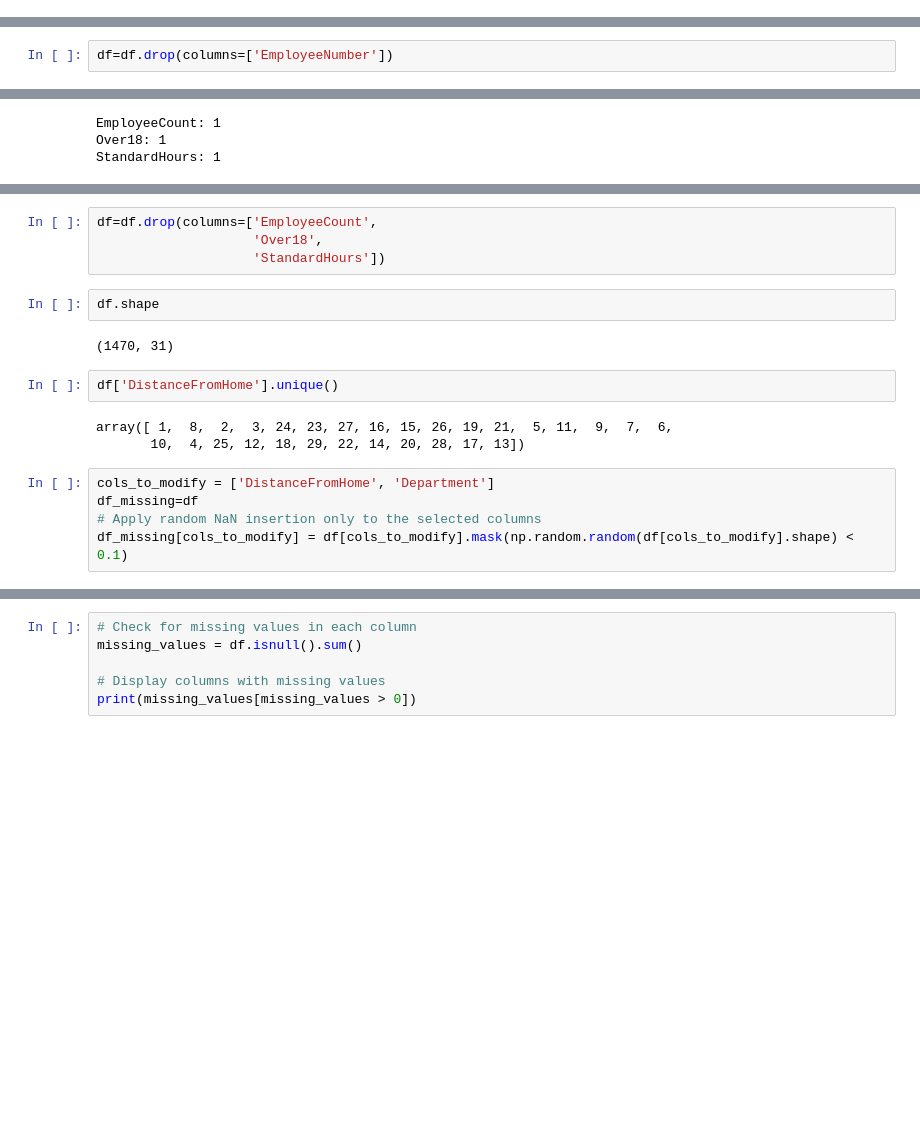
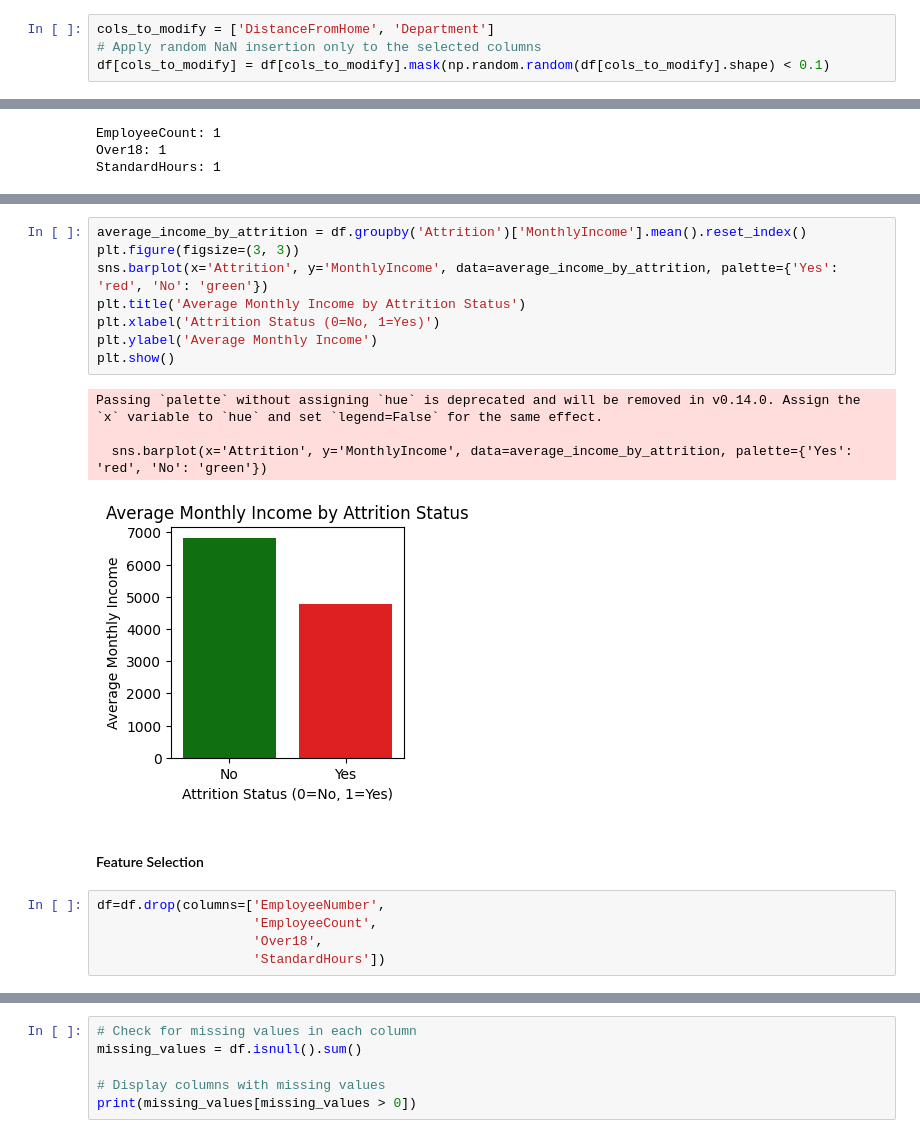
Before and after one commit to Laya-Shree/MTC-Introduction-To-Data-Science-Workshop-2024, a Jupyter notebook: Preprocessing.ipynb, the cells around one changed output, grey strips where cells are left out. Saved outputs shown, nothing was run; the diff lists cells and outputs as text; blank space fills up the shorter version.

```diff
--- a/Preprocessing.ipynb
+++ b/Preprocessing.ipynb
@@ -20,0 +39,4 @@ df.head(5)
+# %%
+cols_to_modify = ['DistanceFromHome', 'Department']
+# Apply random NaN insertion only to the selected columns
+df[cols_to_modify] = df[cols_to_modify].mask(np.random.random(df[cols_to_modify].shape) < 0.1)
@@ -67,5 +54,3 @@ Index(['Age', 'Attrition', 'BusinessTravel', 'DailyRate', 'Department',
-# %%
-df=df.drop(columns=['EmployeeNumber'])
 # %%
 df.shape
 # %% [output]
@@ -126,18 +78,20 @@ StandardHours: 1
+# %%
+average_income_by_attrition = df.groupby('Attrition')['MonthlyIncome'].mean().reset_index()
+plt.figure(figsize=(3, 3))
+sns.barplot(x='Attrition', y='MonthlyIncome', data=average_income_by_attrition, palette={'Yes': 'red', 'No': 'green'})
+plt.title('Average Monthly Income by Attrition Status')
+plt.xlabel('Attrition Status (0=No, 1=Yes)')
+plt.ylabel('Average Monthly Income')
+plt.show()
+# %% [output]
+Passing `palette` without assigning `hue` is deprecated and will be removed in v0.14.0. Assign the `x` variable to `hue` and set `legend=False` for the same effect.
+
+  sns.barplot(x='Attrition', y='MonthlyIncome', data=average_income_by_attrition, palette={'Yes': 'red', 'No': 'green'})
+[figure, added]
+# %% [markdown]
+#### Feature Selection
 # %%
-df=df.drop(columns=['EmployeeCount',
+df=df.drop(columns=['EmployeeNumber',
+                    'EmployeeCount',
                     'Over18',
                     'StandardHours'])
-# %%
-df.shape
-# %% [output]
-(1470, 31)
-# %%
-df['DistanceFromHome'].unique()
-# %% [output]
-array([ 1,  8,  2,  3, 24, 23, 27, 16, 15, 26, 19, 21,  5, 11,  9,  7,  6,
-       10,  4, 25, 12, 18, 29, 22, 14, 20, 28, 17, 13])
-# %%
-cols_to_modify = ['DistanceFromHome', 'Department']
-df_missing=df
-# Apply random NaN insertion only to the selected columns
-df_missing[cols_to_modify] = df[cols_to_modify].mask(np.random.random(df[cols_to_modify].shape) < 0.1)
```
Also changed, not shown: parts of 27 cells of this notebook.
